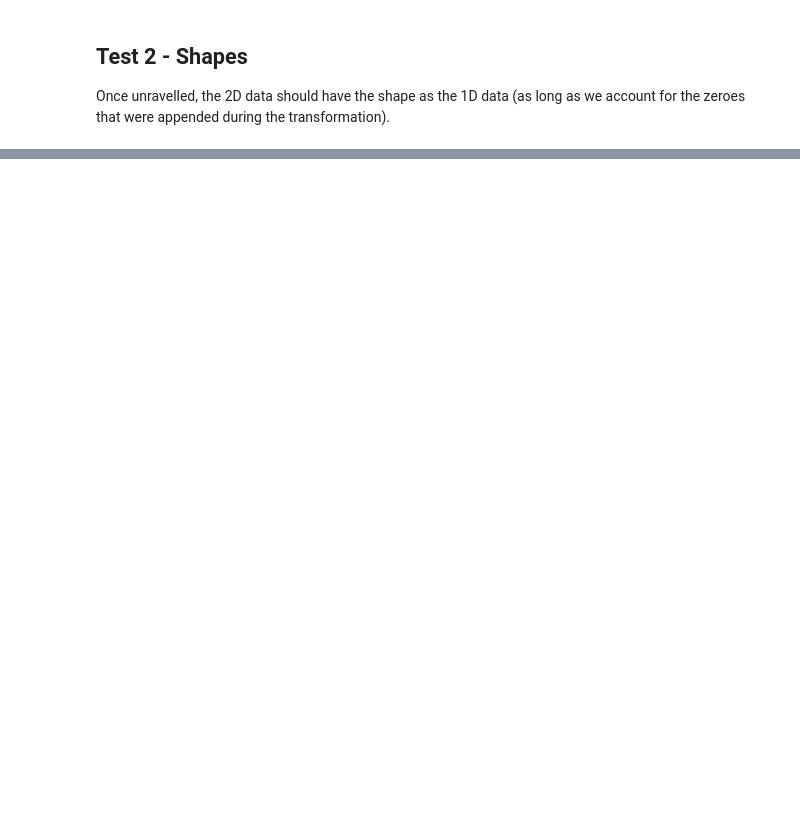
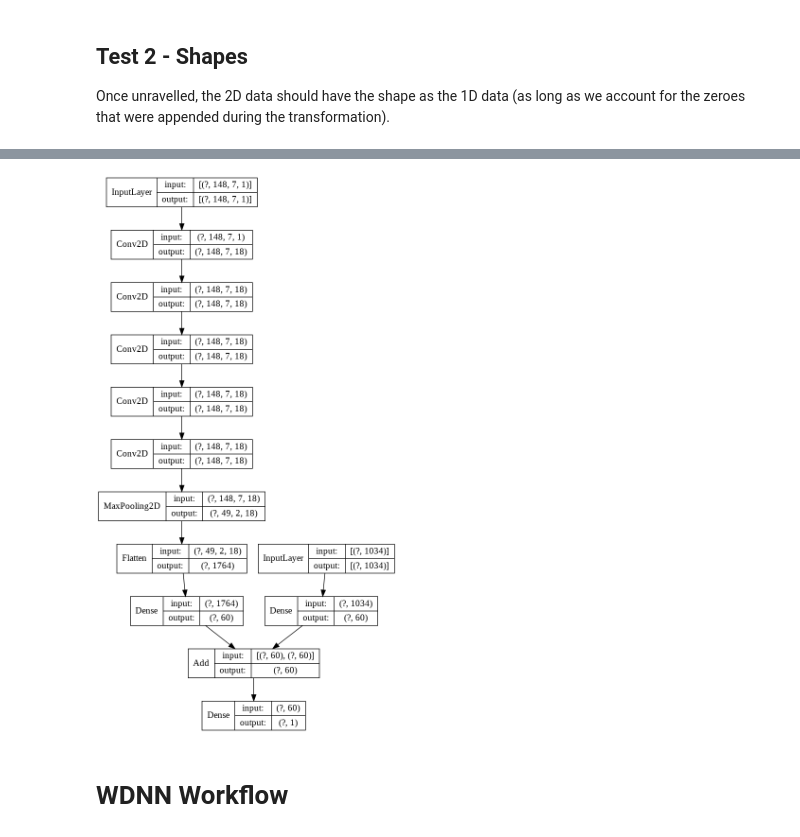
Before and after one commit to SMS-NED16/FYP-DL, a Jupyter notebook: fyp-assignments/08_WDNN_Model/01_WDNN_Tuning.ipynb, the cells around one changed output, grey strips where cells are left out. Saved outputs shown, nothing was run; the diff lists cells and outputs as text; code cells hidden in the pictures; blank space fills up the shorter version.

```diff
--- a/fyp-assignments/08_WDNN_Model/01_WDNN_Tuning.ipynb
+++ b/fyp-assignments/08_WDNN_Model/01_WDNN_Tuning.ipynb
@@ -305,0 +454,2 @@ assert X_train_2D.ravel().shape[0] - X_train_1D.ravel().shape[0] == VALS_ADDED
+# %%
+wdnn_model = build_WDNN(show_graph=True, show_summary=True)
@@ -305,0 +474,6 @@ assert X_train_2D.ravel().shape[0] - X_train_1D.ravel().shape[0] == VALS_ADDED
+# %%
+keras.utils.plot_model(wdnn_model, show_shapes=True, show_layer_names=False)
+# %% [output]
+[figure, added]
+# %% [markdown]
+# WDNN Workflow
```
Also changed, not shown: parts of 29 cells of this notebook.
